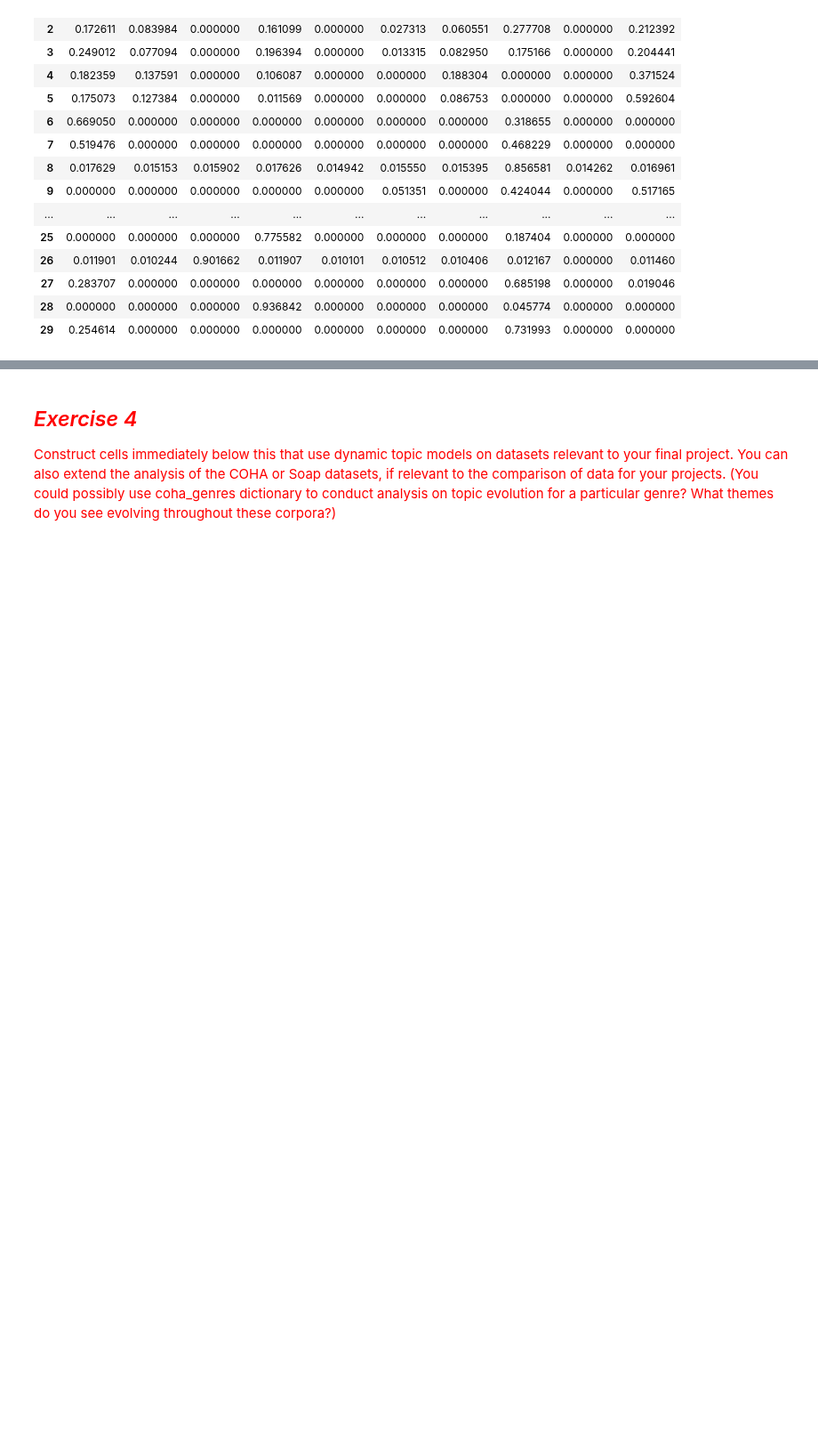
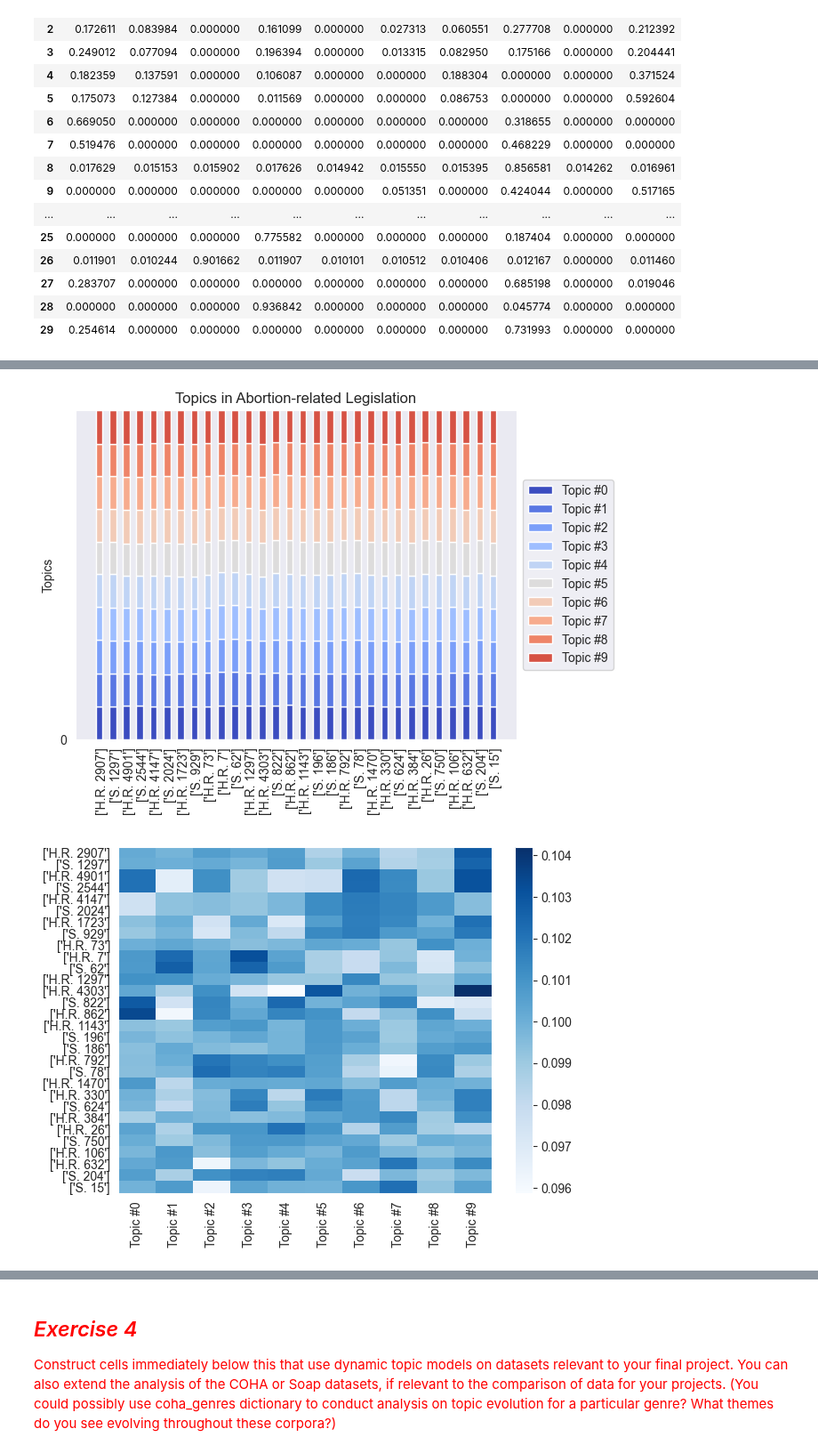
Before and after one commit to michplunkett/computational-content-analysis, a Jupyter notebook: 3-MichaelPlunkett_Answers.ipynb, the cells around one changed output, grey strips where cells are left out. Shown at 89% size. Saved outputs shown, nothing was run; the diff lists cells and outputs as text; code cells hidden in the pictures; blank space fills up the shorter version.

```diff
--- a/3-MichaelPlunkett_Answers.ipynb
+++ b/3-MichaelPlunkett_Answers.ipynb
@@ -630,0 +760,6 @@ plt.show()
+# %%
+# Using an high alpha and auto eta
+lda_visualization(10)
+# %% [output]
+[figure, added]
+[figure, added]
```
Also changed, not shown: parts of 13 cells of this notebook.
